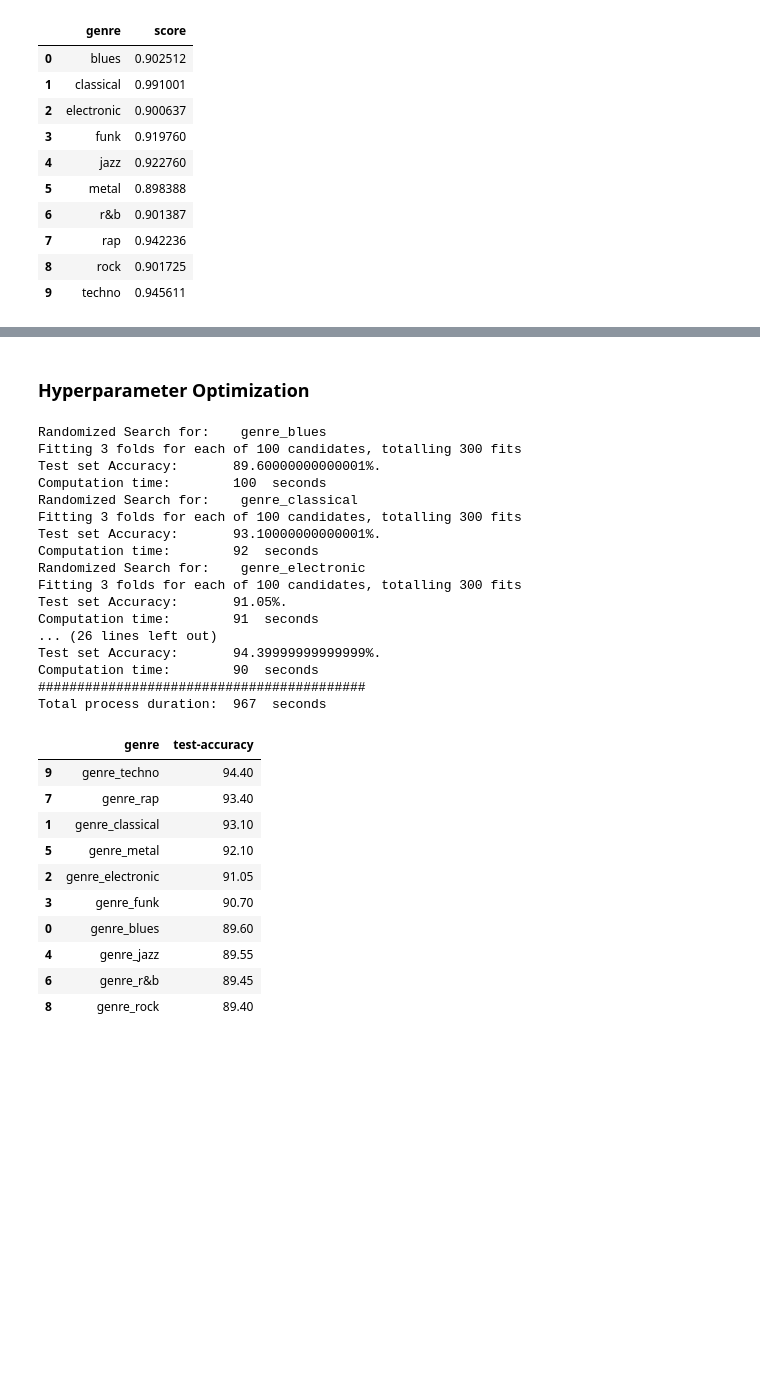
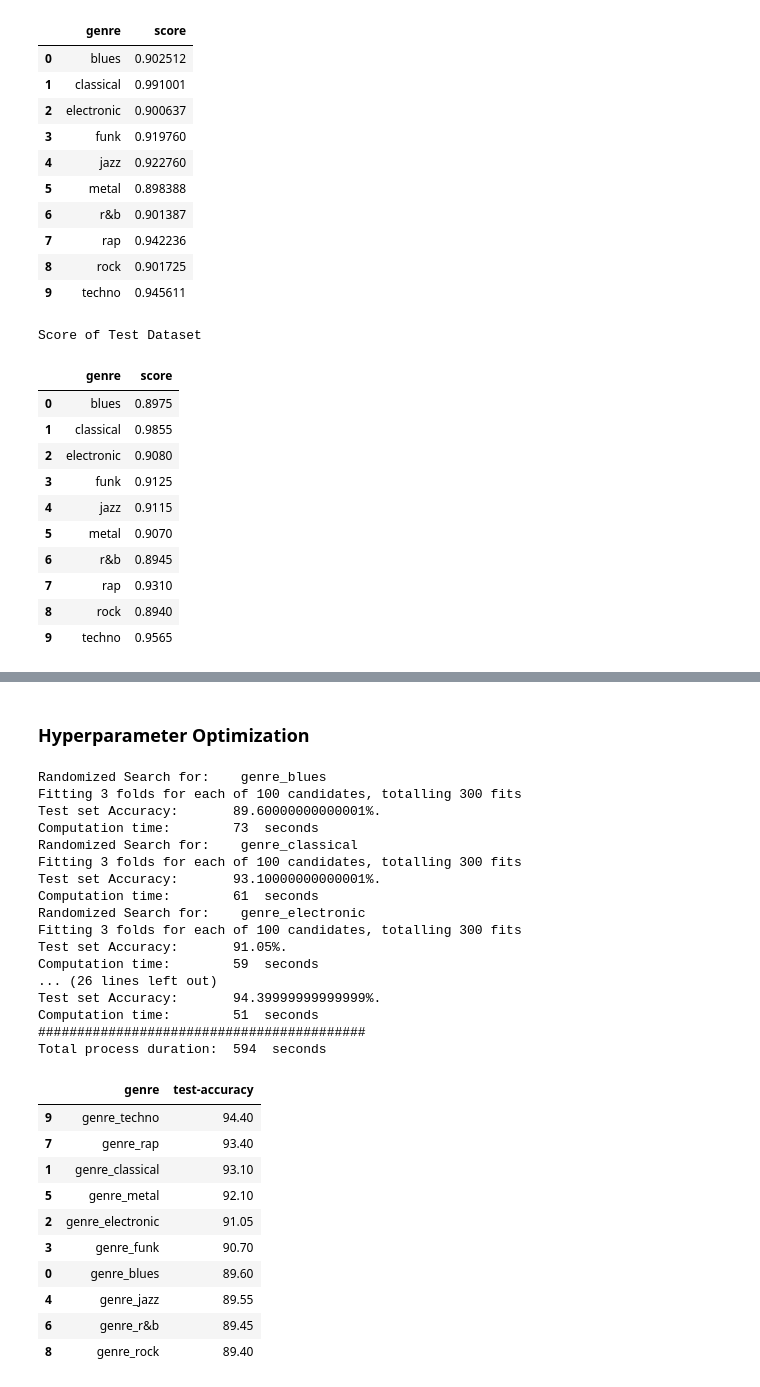
Before and after one commit to alpargur/machine-learning-101, a Jupyter notebook: dev/genre-classification/hyperparameter-tuning-SVC.ipynb, the cells around one changed output, grey strips where cells are left out. Cells and saved outputs as stored; diff of their text form; code cells hidden in the pictures; blank space fills up the shorter version.

```diff
--- a/dev/genre-classification/hyperparameter-tuning-SVC.ipynb
+++ b/dev/genre-classification/hyperparameter-tuning-SVC.ipynb
@@ -84,15 +94,17 @@ cv_scores = {
     'score': []
 }
 
+test_scores_not_optimized = {}
 for gen in y_train.columns:
     print('Genre:\t', gen)
-    _model = SVC()
+    _model = SVC(random_state=42)
     _model.fit(X_train, y_train[gen])
     cv = cross_val_score(_model, X_train, y_train[gen], cv=3, scoring='accuracy')
-    print('Cross validation score -> \t {}', cv)
+    print('Cross validation score -> \t ', cv)
     cv_scores['genre'].append(gen)
     cv_scores['score'].append(cv)
     print('')
+    test_scores_not_optimized[gen] = accuracy_score(y_test[gen], _model.predict(X_test))
 
 cv_scores_df = pd.DataFrame.from_dict(cv_scores)
 # %% [output]
@@ -129,6 +141,24 @@ cv_scores_df
 | 7 | rap | 0.942236 |
 | 8 | rock | 0.901725 |
 | 9 | techno | 0.945611 |
+# %%
+# Test Score
+test_scores_unoptimized_df = pd.DataFrame({"genre":[x.replace("genre_","") for x in test_scores_not_optimized.keys()], "score":test_scores_not_optimized.values()})
+print("Score of Test Dataset")
+test_scores_unoptimized_df
+# %% [output]
+Score of Test Dataset
+|  | genre | score |
+| 0 | blues | 0.8975 |
+| 1 | classical | 0.9855 |
+| 2 | electronic | 0.9080 |
+| 3 | funk | 0.9125 |
+| 4 | jazz | 0.9115 |
+| 5 | metal | 0.9070 |
+| 6 | r&b | 0.8945 |
+| 7 | rap | 0.9310 |
+| 8 | rock | 0.8940 |
+| 9 | techno | 0.9565 |
 # %%
 def plot_validations(df, x, y, title):
     plt.figure(figsize=(9,7))
@@ -168,10 +198,11 @@ svm_randomized_search = {
 }
 
 start = time.time()
+test_scores_of_optimized = {}
 for genre in y_train.columns:
     print('Randomized Search for:\t ', genre)
     loop_start = time.time()
-    _model = SVC()
+    _model = SVC(random_state=42)
     _random_search = RandomizedSearchCV(_model, params_grid, n_iter=n_iter, cv=cv, n_jobs=n_jobs, scoring=scoring, random_state=42, verbose=3)
     _random_search.fit(X_train, y_train[genre])
     _predictions = _random_search.best_estimator_.predict(X_test)
@@ -181,6 +212,7 @@ for genre in y_train.columns:
     print(f'Test set Accuracy:\t {_test_accuracy}%.')
     loop_duration = round(time.time() - loop_start)
     print('Computation time:\t', loop_duration, ' seconds')
+    test_scores_of_optimized[genre] = accuracy_score(y_test[genre], _predictions)
 
 end = round(time.time() - start)
 print('##########################################')
@@ -189,20 +221,20 @@ print('Total process duration:\t', end, ' seconds')
 Randomized Search for:    genre_blues
 Fitting 3 folds for each of 100 candidates, totalling 300 fits
 Test set Accuracy:       89.60000000000001%.
-Computation time:        100  seconds
+Computation time:        73  seconds
 Randomized Search for:    genre_classical
 Fitting 3 folds for each of 100 candidates, totalling 300 fits
 Test set Accuracy:       93.10000000000001%.
-Computation time:        92  seconds
+Computation time:        61  seconds
 Randomized Search for:    genre_electronic
 Fitting 3 folds for each of 100 candidates, totalling 300 fits
 Test set Accuracy:       91.05%.
-Computation time:        91  seconds
+Computation time:        59  seconds
 ... (26 lines left out)
 Test set Accuracy:       94.39999999999999%.
-Computation time:        90  seconds
+Computation time:        51  seconds
 ##########################################
-Total process duration:  967  seconds
+Total process duration:  594  seconds
 # %%
 svm_randomized_search_df = pd.DataFrame.from_dict(svm_randomized_search)
 svm_randomized_search_df.sort_values(by='test-accuracy', ascending=False)
```
Also changed, not shown: parts of 7 cells of this notebook.
